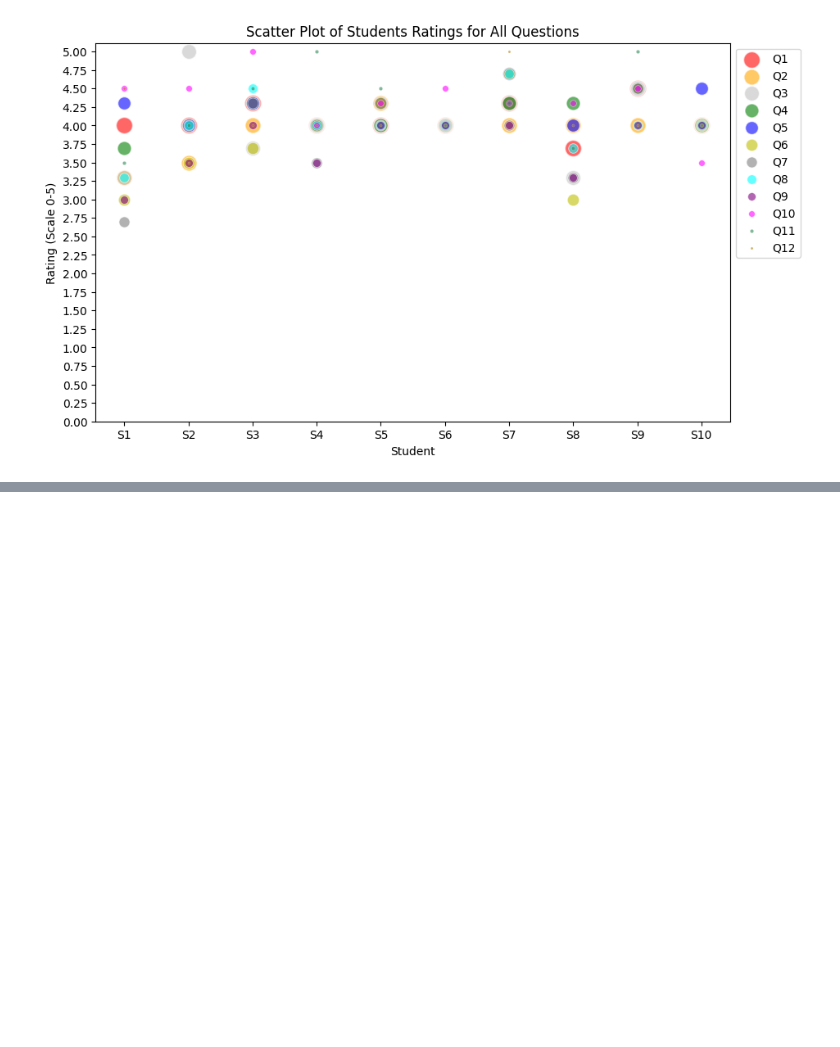
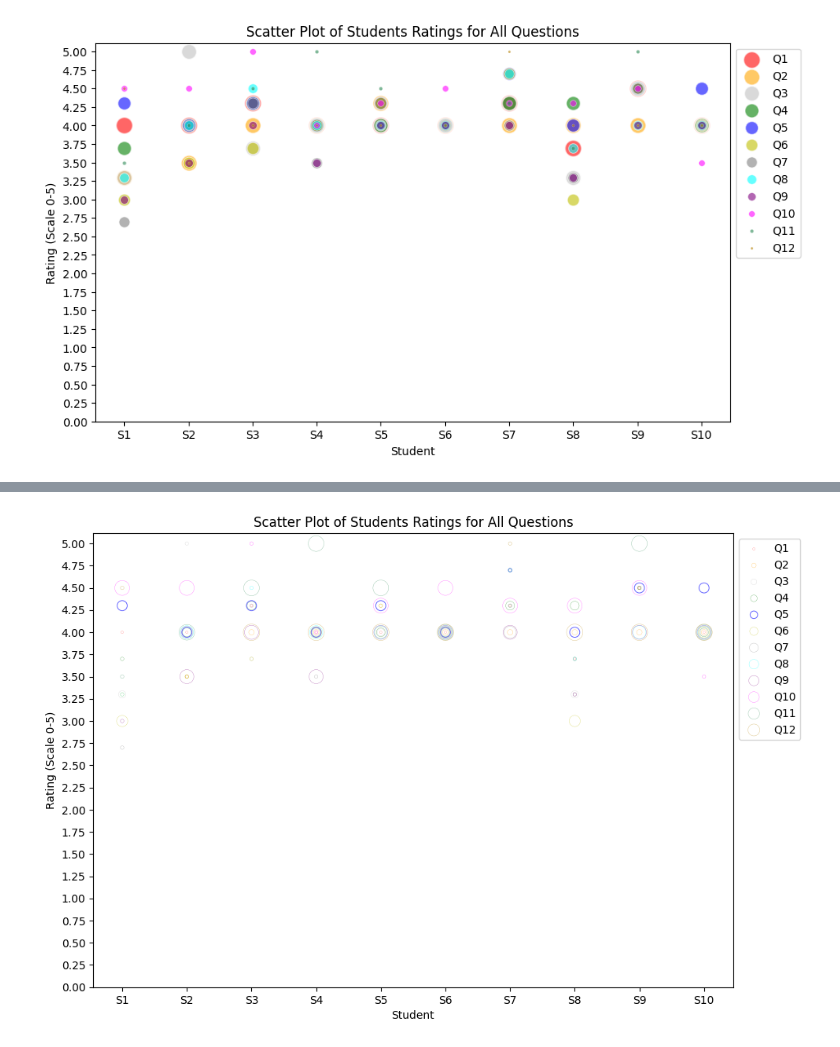
Before and after one commit to Graviton12/NOYCE_Visualizations, a Jupyter notebook: Noyce_viz_plot.ipynb, the cells around one changed output, grey strips where cells are left out. Drawn from its saved outputs; the diff is of its cells as text; code cells hidden in the pictures; blank space fills up the shorter version.

```diff
--- a/Noyce_viz_plot.ipynb
+++ b/Noyce_viz_plot.ipynb
@@ -256,0 +172,72 @@ plt.show()
+# %%
+# Define function to determine point size
+def get_point_size(student, column, data):
+    threshold = 0.1  # Define a threshold to consider points as stacked
+    point_size = sizes_dict[column]
+    student_rating = data.loc[data['Student'] == student, column].values[0]
+
+    # Check if there are any other points close to this point
+    for other_student in data['Student']:
+        if other_student != student:
+            other_rating = data.loc[data['Student'] == other_student, column].values[0]
+            if abs(student_rating - other_rating) < threshold:
+                return point_size
+
+    # If no close points found, return a smaller size
+    return min(10, point_size)
+
+# creating function to place a specific color for a question
+def question_color(ques_column_name):
+    color_dict = {
+        'Q1': 'red', 'Q2': 'orange', 'Q3': 'silver', 'Q4': 'green', 'Q5': 'blue',
+        'Q6': 'y', 'Q7': 'gray', 'Q8': 'aqua', 'Q9': 'purple', 'Q10': 'magenta',
+        'Q11': 'seagreen', 'Q12': 'darkgoldenrod',
+    }
+    return color_dict.get(ques_column_name, 'black')
+
+# Define the size increments
+base_size = 5
+size_increment = 20
+
+# creating a dictionary to increase the size of the datapoint associated with each question
+sizes_dict = {
+    'Q1': base_size,
+    'Q2': base_size + size_increment,
+    'Q3': base_size + 2 * size_increment,
+    'Q4': base_size + 3 * size_increment,
+    'Q5': base_size + 4 * size_increment,
+    'Q6': base_size + 5 * size_increment,
+    'Q7': base_size + 6 * size_increment,
+    'Q8': base_size + 7 * size_increment,
+    'Q9': base_size + 8 * size_increment,
+    'Q10': base_size + 9 * size_increment,
+    'Q11': base_size + 10 * size_increment,
+    'Q12': base_size + 11 * size_increment,
+}
+
+# Adjusting sizes to ensure they are non-negative
+for key in sizes_dict:
+    if sizes_dict[key] < 0:
+        sizes_dict[key] = 5 #Set a minimum size
+
+# Creating a scatter plot for each question
+plt.figure(figsize=(10.5, 7.5))
+for column in student_data.columns[1:]:
+    sizes = [get_point_size(student, column, student_data) for student in student_data['Student']]
+    sns.scatterplot(x=student_data['Student'], y=column, data=student_data, edgecolor=question_color(column), facecolor='none',
+                    s=sizes, label=column, alpha=0.6)
+
+# setting major ticks for y-axis
+plt.yticks([0.00, 0.25, 0.50, 0.75, 1.00, 1.25, 1.50, 1.75, 2.00, 2.25, 2.50, 2.75, 3.00, 3.25, 3.50, 3.75, 4.00, 4.25, 4.50, 4.75, 5.00], ['0.00', '0.25', '0.50', '0.75', '1.00', '1.25', '1.50', '1.75', '2.00', '2.25', '2.50', '2.75', '3.00', '3.25', '3.50', '3.75', '4.00', '4.25', '4.50', '4.75', '5.00'])
+
+# Add labels and title
+plt.xlabel('Student')
+plt.ylabel('Rating (Scale 0-5)')
+plt.title('Scatter Plot of Students Ratings for All Questions')
+
+# adjusting legen
+legend = plt.legend(bbox_to_anchor=(1, 1), loc = 'upper left')
+
+plt.show()
+# %% [output]
+[figure, added]
```
Also changed, not shown: parts of 5 cells of this notebook.
